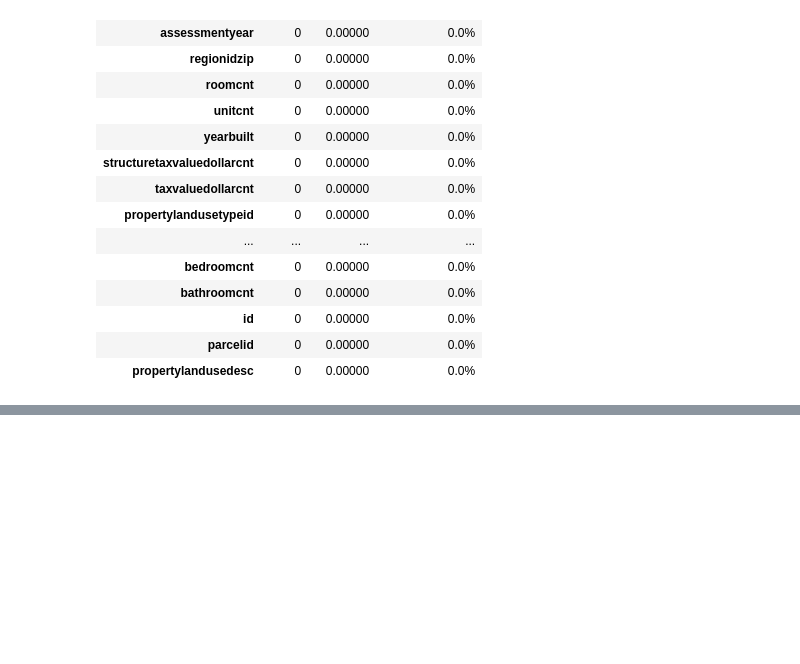
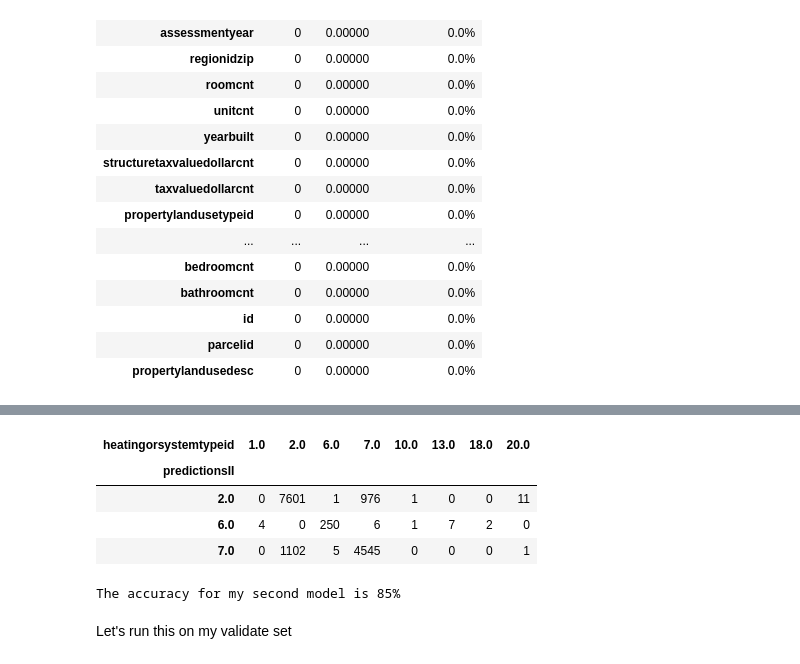
Before and after one commit to HopperTeam6/Zillow_Clustering_Project, a Jupyter notebook: bondy_rabbit_hole.ipynb, the cells around one changed output, grey strips where cells are left out. Drawn from its saved outputs; the diff is of its cells as text; code cells hidden in the pictures; blank space fills up the shorter version.

```diff
--- a/bondy_rabbit_hole.ipynb
+++ b/bondy_rabbit_hole.ipynb
@@ -596,0 +670,17 @@ Name: predictions, dtype: int64
+# %%
+#confusion matrix for second model
+con_matrix2 = pd.crosstab(train_scaled.predictionsII, train.heatingorsystemtypeid)
+con_matrix2
+# %% [output]
+| heatingorsystemtypeid | 1.0 | 2.0 | 6.0 | 7.0 | 10.0 | 13.0 | 18.0 | 20.0 |
+| predictionsII |  |  |  |  |  |  |  |  |
+| 2.0 | 0 | 7601 | 1 | 976 | 1 | 0 | 0 | 11 |
+| 6.0 | 4 | 0 | 250 | 6 | 1 | 7 | 2 | 0 |
+| 7.0 | 0 | 1102 | 5 | 4545 | 0 | 0 | 0 | 1 |
+# %%
+accuracy2 = (7601 + 250 + 4545) / (1 + 976 + 11 + 4 + 6 + 1 + 7 + 2 + 1102 + 5 + 1 + 7601 + 250 + 4545)
+print(f'The accuracy for my second model is {round(accuracy2 * 100)}%')
+# %% [output]
+The accuracy for my second model is 85%
+# %% [markdown]
+Let's run this on my validate set
```
Also changed, not shown: parts of 71 cells of this notebook.
